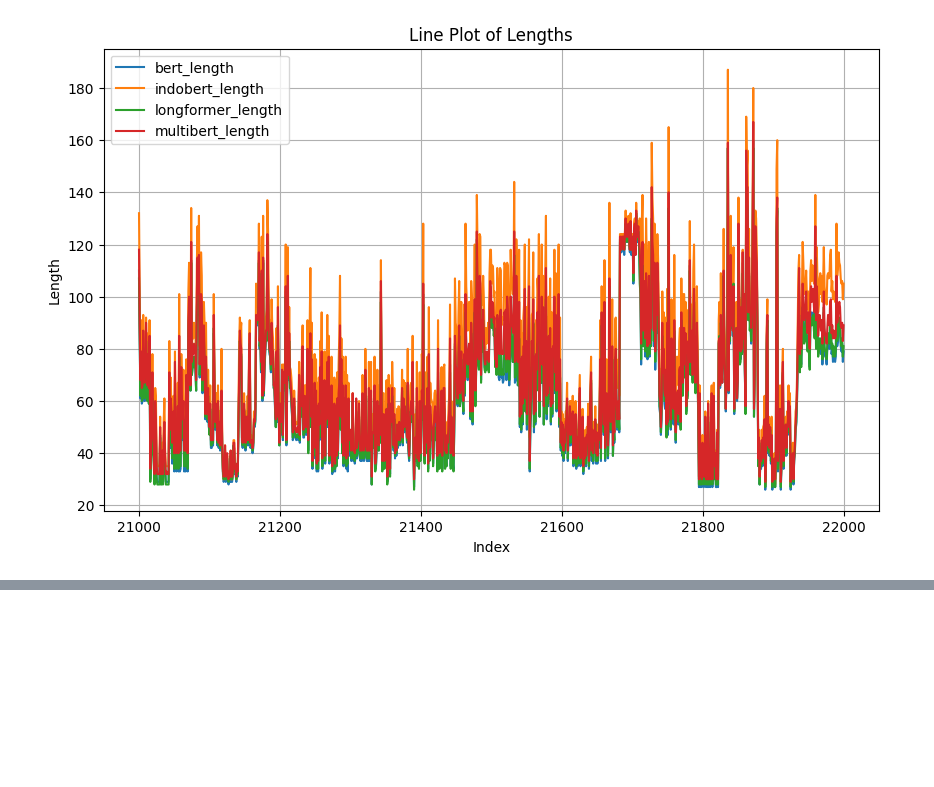
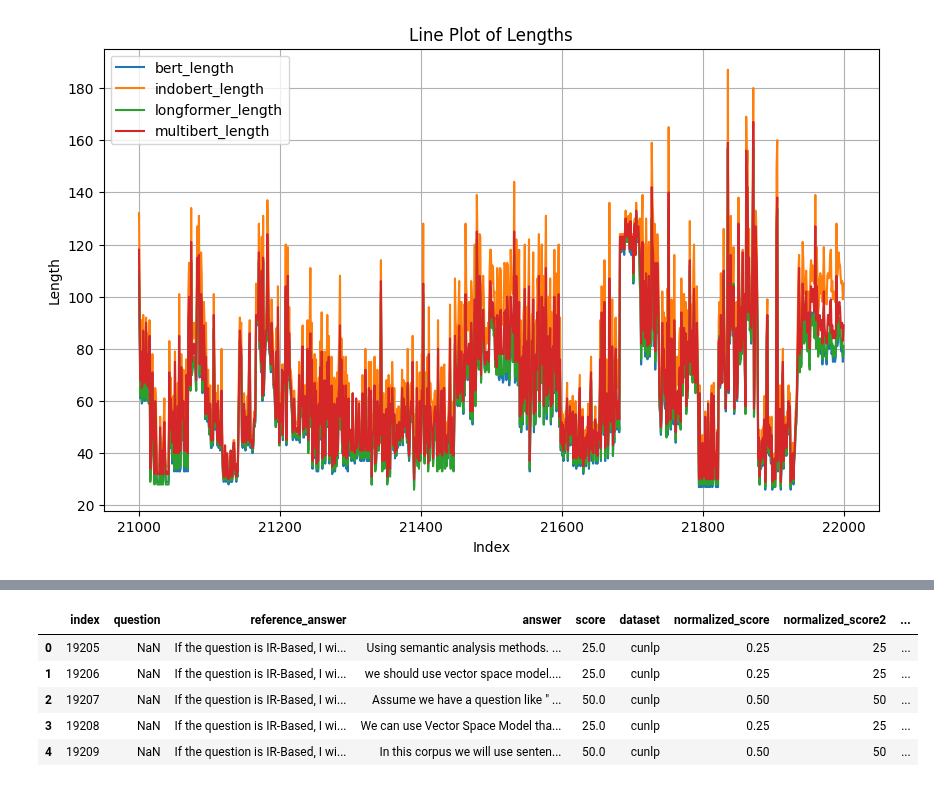
Before and after one commit to bwbayu/llm_aes, a Jupyter notebook: notebooks/eda.ipynb, the cells around one changed output, grey strips where cells are left out. Saved outputs shown, nothing was run; the diff lists cells and outputs as text; code cells hidden in the pictures; blank space fills up the shorter version.

```diff
--- a/notebooks/eda.ipynb
+++ b/notebooks/eda.ipynb
@@ -395,0 +510,3 @@ plt.show()
+# %%
+df2 = df[(df['dataset'] != 'analisis_essay') & (df['dataset'] != 'asap')]
+df2.info()
@@ -395,0 +548,10 @@ plt.show()
+# %%
+df2.reset_index(inplace=True)
+df2.head()
+# %% [output]
+|  | index | question | reference_answer | answer | score | dataset | normalized_score | normalized_score2 | ... |
+| 0 | 19205 | NaN | If the question is IR-Based, I wi... | Using semantic analysis methods. ... | 25.0 | cunlp | 0.25 | 25 | ... |
+| 1 | 19206 | NaN | If the question is IR-Based, I wi... | we should use vector space model.... | 25.0 | cunlp | 0.25 | 25 | ... |
+| 2 | 19207 | NaN | If the question is IR-Based, I wi... | Assume we have a question like " ... | 50.0 | cunlp | 0.50 | 50 | ... |
+| 3 | 19208 | NaN | If the question is IR-Based, I wi... | We can use Vector Space Model tha... | 25.0 | cunlp | 0.25 | 25 | ... |
+| 4 | 19209 | NaN | If the question is IR-Based, I wi... | In this corpus we will use senten... | 50.0 | cunlp | 0.50 | 50 | ... |
```
Also changed, not shown: parts of 19 cells of this notebook, 2 other files.
